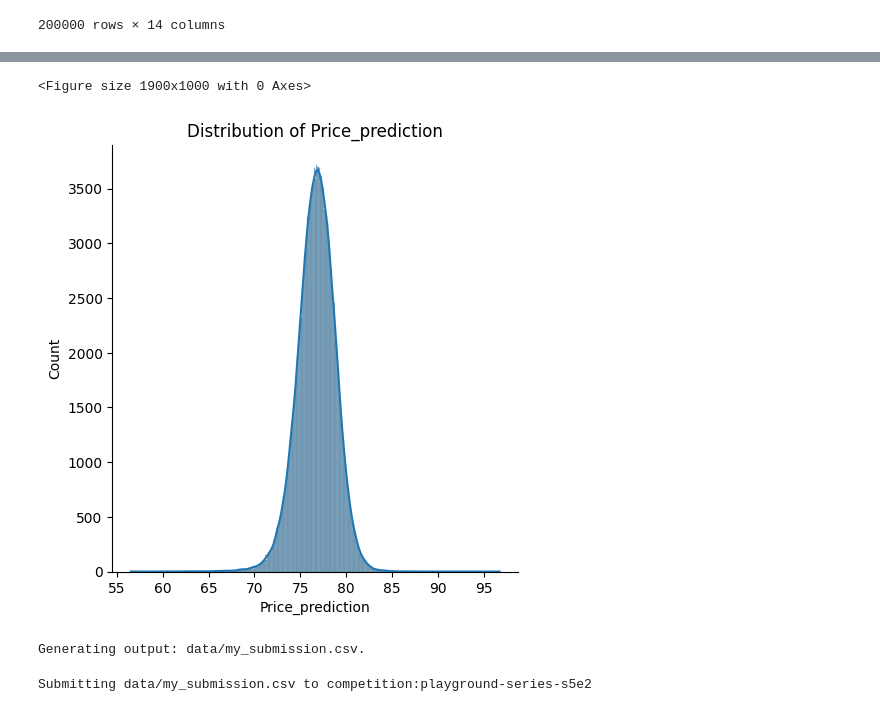
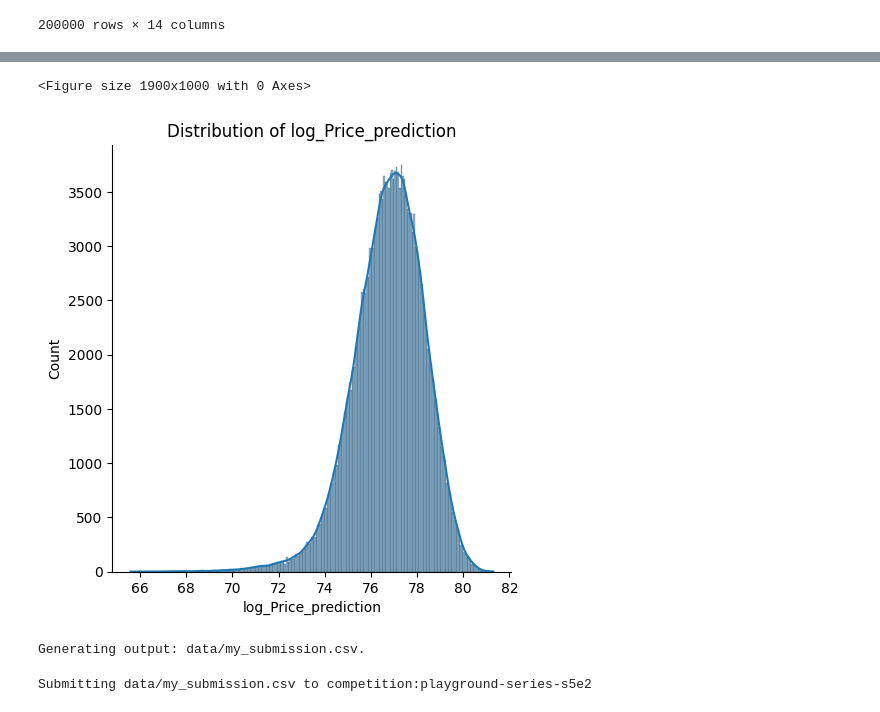
Before and after one commit to BaptPicxDev/swag2-backpack-predict, a Jupyter notebook: notebooks/training.ipynb, the cells around one changed output, grey strips where cells are left out. Cells and saved outputs as stored; diff of their text form; code cells hidden in the pictures.

```diff
--- a/notebooks/training.ipynb
+++ b/notebooks/training.ipynb
@@ -373,0 +373,29 @@ ValueError: DataFrame.dtypes for data must be int, float, bool or category. When
+# %%
+best_model, parameters = get_xgboost_model()
+# best_model, parameters = get_random_forest_model()
+# best_model.fit(X_train, y_train.values.reshape(-1))
+start_time = dt.datetime.now()
+best_model, cv_results = run_grid_search_and_kfold(
+    model=best_model,
+    parameters=parameters,
+    X_train=X_train,
+    y_train=y_train.values.reshape(-1),
+    number_of_split=2,  # cv value, not too high please
+)
+total_time_in_minutes = round((dt.datetime.now() - start_time).seconds / 60)
+print(f"L'entrainement a pris {str(round(total_time_in_minutes))} minutes.")
+make_a_sound(message="Entrainement du modèle terminé.")
+print("Selected params are:")
+if isinstance(best_model, XGBRegressor):
+    print(f"LR: {best_model.get_params().get('learning_rate')}.")
+    print(f"Max depth: {best_model.get_params().get('max_depth')}.")
+    print(f"N estimators: {best_model.get_params().get('n_estimators')}.")
+elif isinstance(best_model, Ridge) or isinstance(best_model, Lasso):
+    print(f"Alpha: {best_model.get_params().get('alpha')}.")
+elif isinstance(best_model, LinearRegression):
+    print(f"Intercept: {best_model.get_params().get('fit_intercept')}.")
+elif isinstance(best_model, RandomForestRegressor):
+    print(f"n_estimators: {best_model.get_params().get('n_estimators')}.")
+    print(f"max_depth: {best_model.get_params().get('max_depth')}.")
+else:
+    raise TypeError(f"{type(best_model)}")
@@ -514,4 +561,0 @@ memory usage: 22.9 MB
-# %%
-df_test_filled_n["scale_Price_prediction"] = best_model.predict(df_test_filled_n.loc[:, column_names])
-df_test_filled_n["Price_prediction"] = scalers_and_encoders["Price"].inverse_transform(df_test_filled_n.loc[:, ["scale_Price_prediction"]])
-df_test_filled_n
@@ -531,0 +562,3 @@ df_test_filled_n
+# %%
+df_test_dummy = get_dummies(df=df_test_filled_n)
+df_test_dummy
@@ -531,0 +579,5 @@ df_test_filled_n
+# %%
+df_test_dummy["log_scale_Price_prediction"] = best_model.predict(df_test_dummy.loc[:, column_names])
+df_test_dummy["log_Price_prediction"] = scalers_and_encoders["Price"].inverse_transform(df_test_dummy.loc[:, ["log_scale_Price_prediction"]])
+df_test_dummy = reverse_log(df=df_test_dummy, log_column_name="log_Price_prediction").rename({"reverse_log_Price_prediction": "Price_prediction"})
+df_test_dummy
@@ -532,7 +598,7 @@ df_test_filled_n
 # %%
 # distplot(df=df_test_filled_n, variable_name="log_Price_prediction")
-distplot(df=df_test_filled_n, variable_name="Price_prediction")
+distplot(df=df_test_dummy, variable_name="log_Price_prediction")
 # %% [output]
 <Figure size 1900x1000 with 0 Axes>
-[figure, old version]
+[figure, new version]
 # %%
@@ -540,9 +606,10 @@ prepare_submission(df_predictions=df_test_filled_n.rename(columns={"Price_predic
 # %% [output]
 Generating output: data/my_submission.csv.
-# %%
-submit_file(message="XGB boost with extra variables & KFold + GridSearch")
-# %% [output]
-Submitting data/my_submission.csv to competition:playground-series-s5e2
+# %%
+submit_file(message="XGBoost optimal, log + dummy + polynomial features +LR: 0.3. Max depth: 3. N estimators: 100.")
+make_a_sound(message="Submission envoyé à Kaggle.")
+# %% [output]
+Submitting data/my_submission.csv to competition:playground-series-s5e2
 # %%
 get_submission_scores()
 # %% [output]
```
Also changed, not shown: parts of 25 cells of this notebook.
